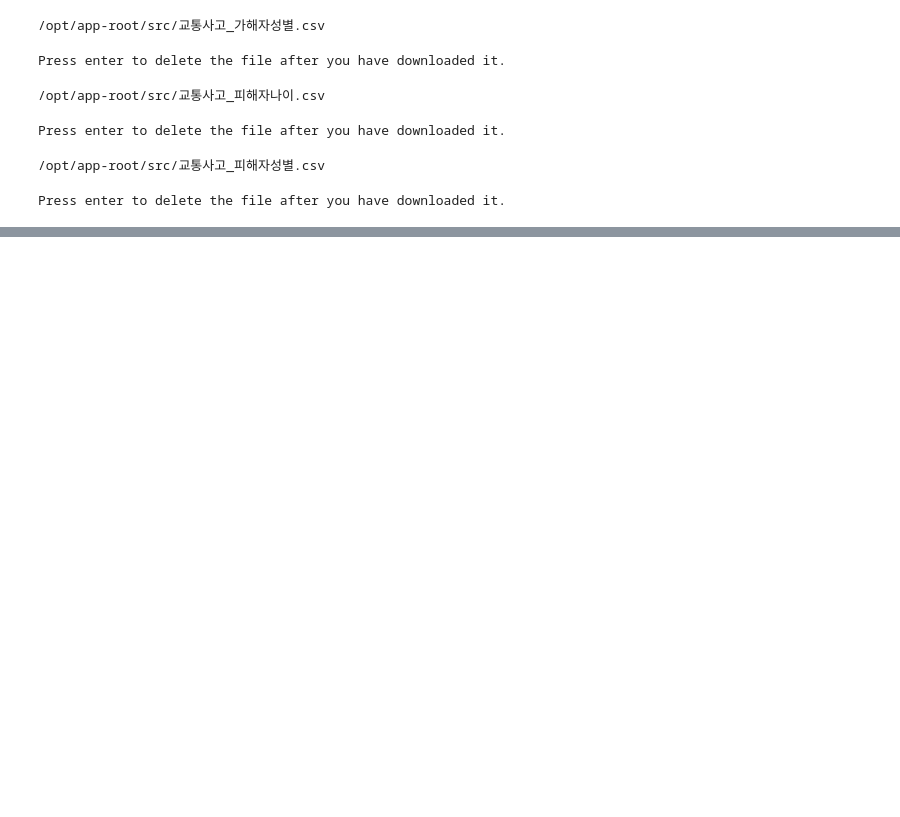
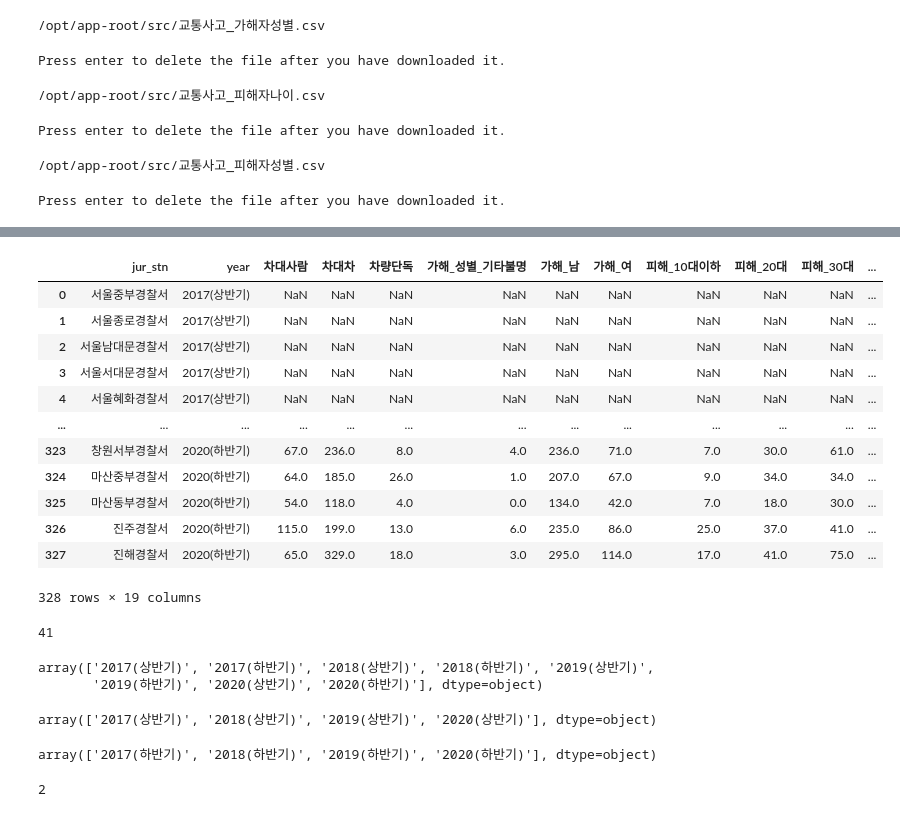
Before and after one commit to PpangPpang93/Main_project_police, a Jupyter notebook: processing_code/11번.교통사고_전처리.ipynb, the cells around one changed output, grey strips where cells are left out. Drawn from its saved outputs; the diff is of its cells as text; code cells hidden in the pictures; blank space fills up the shorter version.

```diff
--- a/processing_code/11번.교통사고_전처리.ipynb
+++ b/processing_code/11번.교통사고_전처리.ipynb
@@ -1567,0 +1122,3 @@ csv_download_link(acs_vicsex_final, '교통사고_피해자성별.csv')
+# %%
+base_df = pd.read_csv('./base_df.csv')
+base_df.head()
@@ -1567,0 +1132,3 @@ csv_download_link(acs_vicsex_final, '교통사고_피해자성별.csv')
+# %%
+base_df = base_df[base_df['year'] != '2016(이전)']
+base_df.year.unique()
@@ -1567,0 +1138,3 @@ csv_download_link(acs_vicsex_final, '교통사고_피해자성별.csv')
+# %%
+df = pd.read_csv('./교통사고csv/11번.교통사고_전처리_total.csv')
+df.head()
@@ -1567,0 +1165,23 @@ csv_download_link(acs_vicsex_final, '교통사고_피해자성별.csv')
+# %%
+df_merge = pd.merge(base_df, df, how = 'left', on = ('jur_stn','year'))
+df = df_merge.copy()
+df
+# %% [output]
+|  | jur_stn | year | 차대사람 | 차대차 | 차량단독 | 가해_성별_기타불명 | 가해_남 | 가해_여 | 피해_10대이하 | 피해_20대 | 피해_30대 | ... |
+| 0 | 서울중부경찰서 | 2017(상반기) | NaN | NaN | NaN | NaN | NaN | NaN | NaN | NaN | NaN | ... |
+| 1 | 서울종로경찰서 | 2017(상반기) | NaN | NaN | NaN | NaN | NaN | NaN | NaN | NaN | NaN | ... |
+| 2 | 서울남대문경찰서 | 2017(상반기) | NaN | NaN | NaN | NaN | NaN | NaN | NaN | NaN | NaN | ... |
+| 3 | 서울서대문경찰서 | 2017(상반기) | NaN | NaN | NaN | NaN | NaN | NaN | NaN | NaN | NaN | ... |
+| 4 | 서울혜화경찰서 | 2017(상반기) | NaN | NaN | NaN | NaN | NaN | NaN | NaN | NaN | NaN | ... |
+| ... | ... | ... | ... | ... | ... | ... | ... | ... | ... | ... | ... | ... |
+| 323 | 창원서부경찰서 | 2020(하반기) | 67.0 | 236.0 | 8.0 | 4.0 | 236.0 | 71.0 | 7.0 | 30.0 | 61.0 | ... |
+| 324 | 마산중부경찰서 | 2020(하반기) | 64.0 | 185.0 | 26.0 | 1.0 | 207.0 | 67.0 | 9.0 | 34.0 | 34.0 | ... |
+| 325 | 마산동부경찰서 | 2020(하반기) | 54.0 | 118.0 | 4.0 | 0.0 | 134.0 | 42.0 | 7.0 | 18.0 | 30.0 | ... |
+| 326 | 진주경찰서 | 2020(하반기) | 115.0 | 199.0 | 13.0 | 6.0 | 235.0 | 86.0 | 25.0 | 37.0 | 41.0 | ... |
+| 327 | 진해경찰서 | 2020(하반기) | 65.0 | 329.0 | 18.0 | 3.0 | 295.0 | 114.0 | 17.0 | 41.0 | 75.0 | ... |
+328 rows × 19 columns
+# %%
+pol_list = df['jur_stn'].unique()
+len(pol_list)
+# %% [output]
+41
@@ -1567,0 +1193,13 @@ csv_download_link(acs_vicsex_final, '교통사고_피해자성별.csv')
+# %%
+year_list
+# %% [output]
+array(['2017(상반기)', '2017(하반기)', '2018(상반기)', '2018(하반기)', '2019(상반기)',
+       '2019(하반기)', '2020(상반기)', '2020(하반기)'], dtype=object)
+# %%
+year_list_up
+# %% [output]
+array(['2017(상반기)', '2018(상반기)', '2019(상반기)', '2020(상반기)'], dtype=object)
+# %%
+year_list_down
+# %% [output]
+array(['2017(하반기)', '2018(하반기)', '2019(하반기)', '2020(하반기)'], dtype=object)
@@ -1567,0 +1220,5 @@ csv_download_link(acs_vicsex_final, '교통사고_피해자성별.csv')
+# %%
+a = 2.2341
+round(a)
+# %% [output]
+2
```
Also changed, not shown: parts of 35 cells of this notebook.
